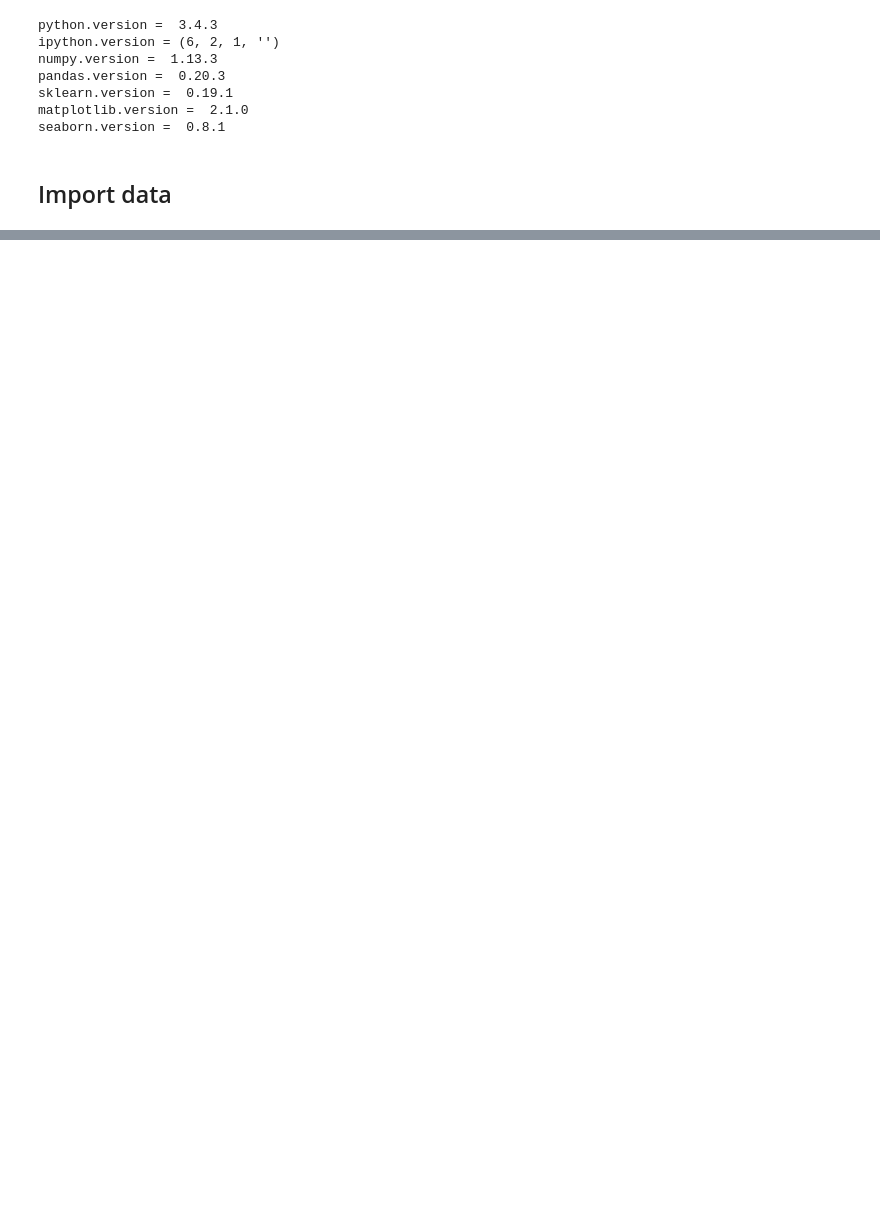
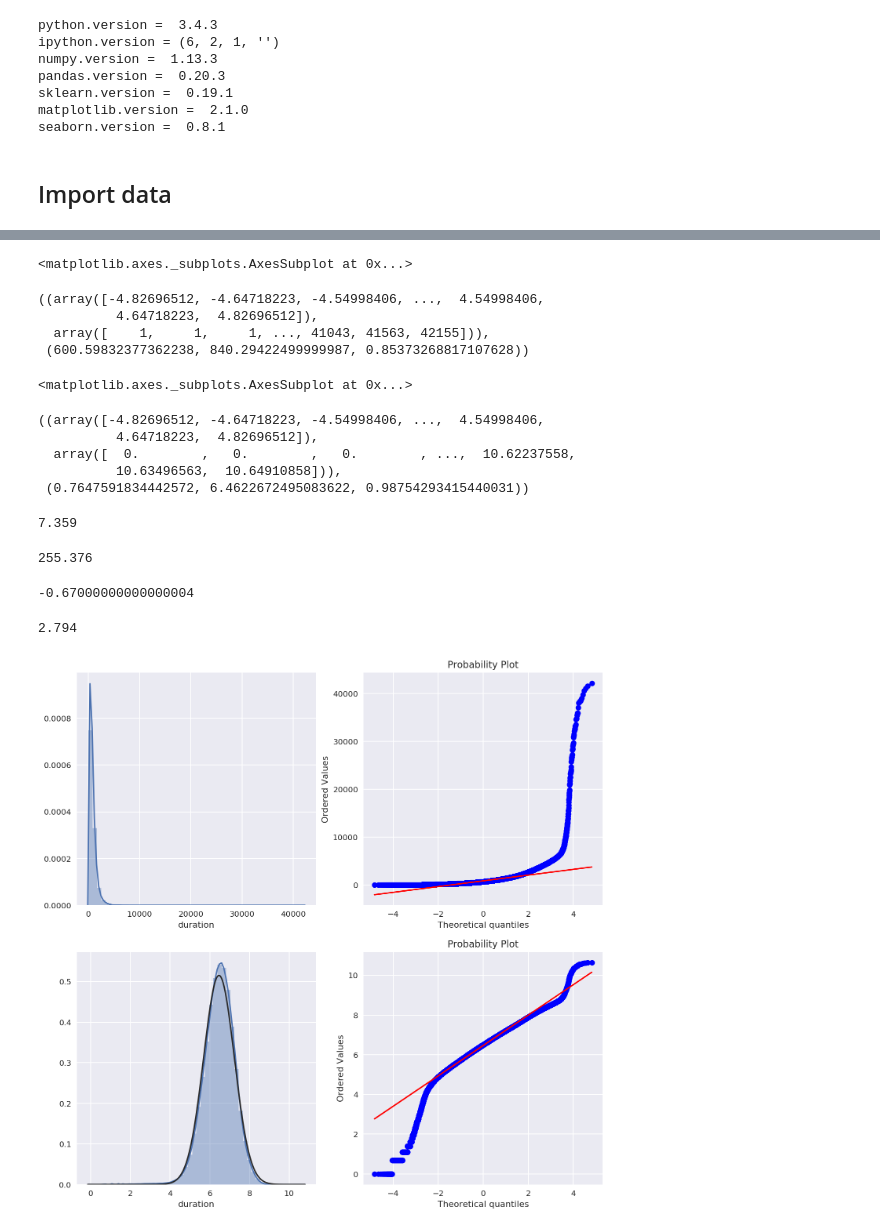
Before and after one commit to niranjv/ml-datasets, a Jupyter notebook: trip-times/jupyter/analysis.ipynb, the cells around one changed output, grey strips where cells are left out. Cells and saved outputs as stored; diff of their text form; code cells hidden in the pictures; blank space fills up the shorter version.

```diff
--- a/trip-times/jupyter/analysis.ipynb
+++ b/trip-times/jupyter/analysis.ipynb
@@ -74,0 +150,35 @@ t2.shape
+# %%
+# Check Normality with histogram & QQ plots
+fig, axes = plt.subplots(nrows=2, ncols=2, figsize=(12,12))
+sns.distplot(train["duration"], hist=True, kde=True, ax=axes[0,0])
+stats.probplot(train["duration"], dist="norm", plot=axes[0,1])
+
+log_duration = np.log(train["duration"])
+sns.distplot(log_duration, hist=True, kde=True, fit=norm, ax=axes[1,0], label="log(duration)")
+stats.probplot(log_duration, dist="norm", plot=axes[1,1])
+
+# Check Normality with skewness & kurtosis
+# Skewness = measure of symmetry (for Normal distribution = 0)
+# Kurtosis = measure of heavy/light-tailed-ness (for Normal distribution = 0)
+np.round(train["duration"].skew(),3) # durations are skewed right since min duration = 0
+np.round(train["duration"].kurt(),3) # very heavy tailed distribution
+
+np.round(log_duration.skew(),3) # almost symmetric
+np.round(log_duration.kurt(),3) # very close to ideal value of 0; tails are slightly heavy
+# %% [output]
+<matplotlib.axes._subplots.AxesSubplot at 0x...>
+((array([-4.82696512, -4.64718223, -4.54998406, ...,  4.54998406,
+          4.64718223,  4.82696512]),
+  array([    1,     1,     1, ..., 41043, 41563, 42155])),
+ (600.59832377362238, 840.29422499999987, 0.85373268817107628))
+<matplotlib.axes._subplots.AxesSubplot at 0x...>
+((array([-4.82696512, -4.64718223, -4.54998406, ...,  4.54998406,
+          4.64718223,  4.82696512]),
+  array([  0.        ,   0.        ,   0.        , ...,  10.62237558,
+          10.63496563,  10.64910858])),
+ (0.7647591834442572, 6.4622672495083622, 0.98754293415440031))
+7.359
+255.376
+-0.67000000000000004
+2.794
+[figure, added]
```
Also changed, not shown: parts of 23 cells of this notebook.
